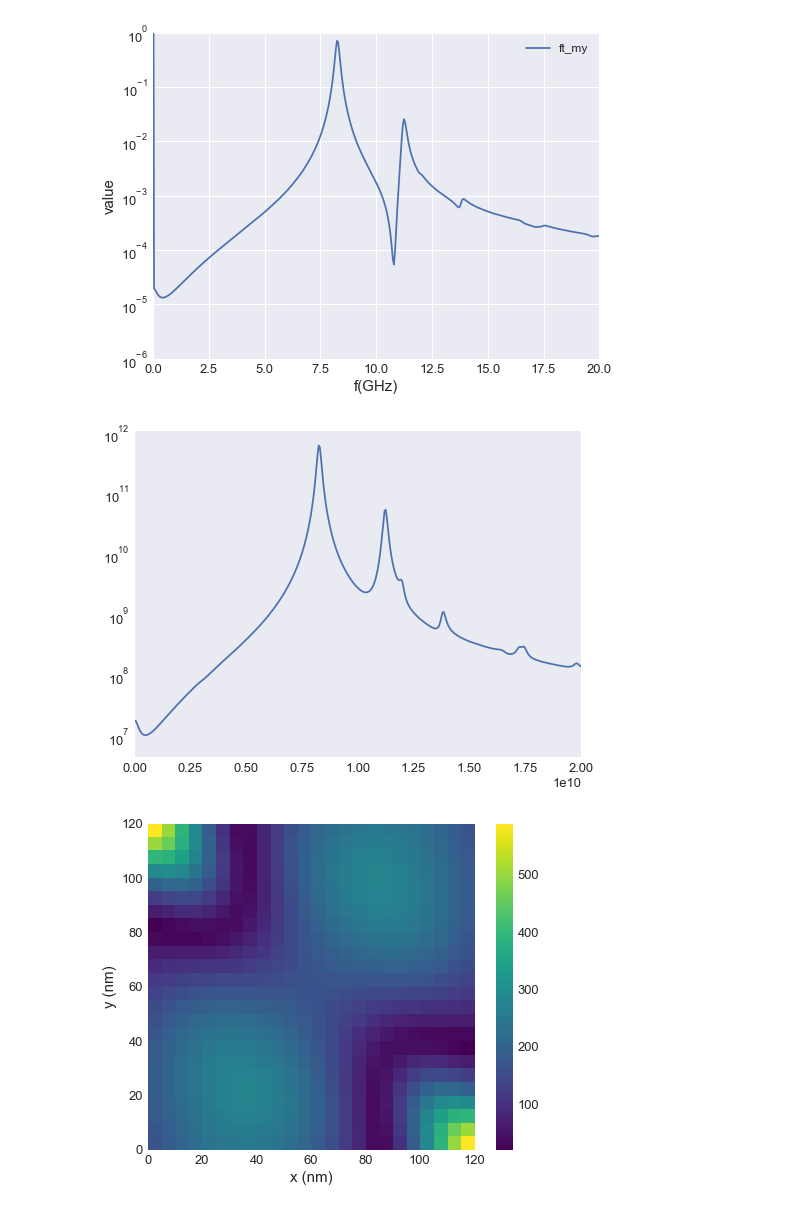
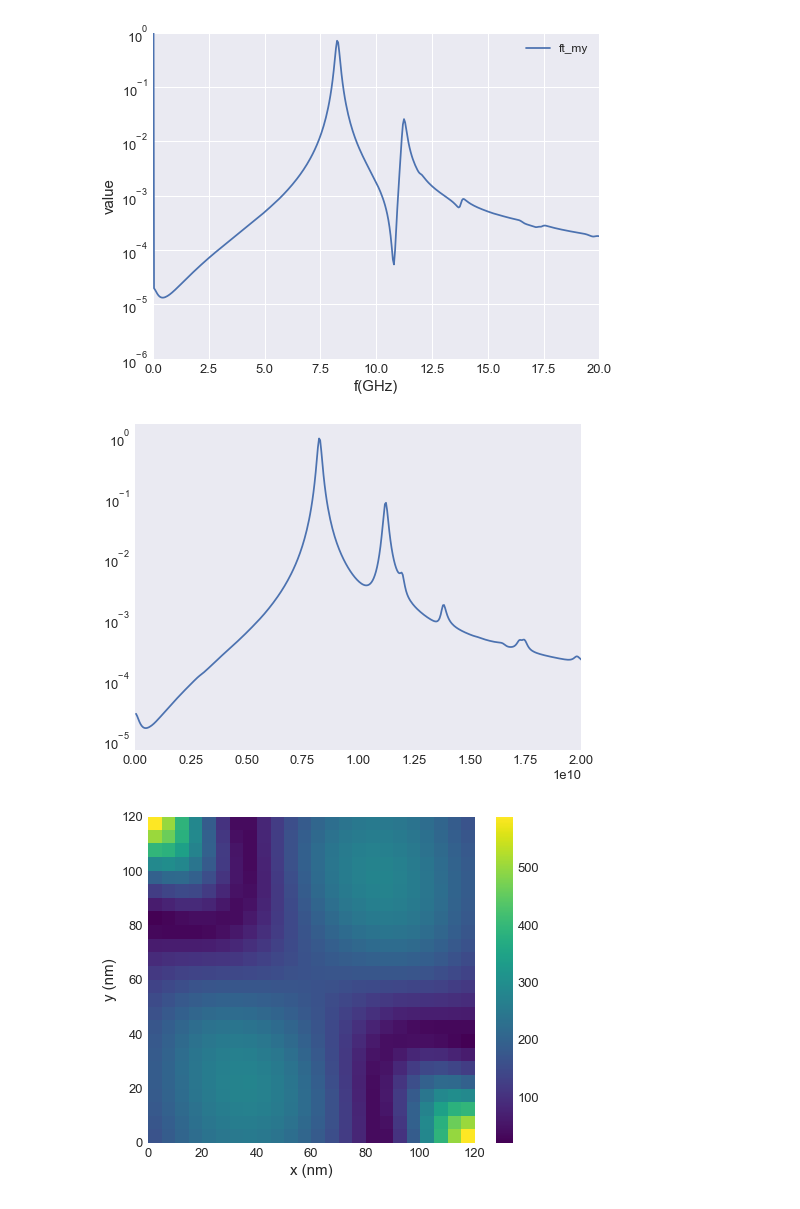
Before and after one commit to ubermag/micromagneticdata, a Jupyter notebook: dev/FFT Development.ipynb, the cells around one changed output. Saved outputs shown, nothing was run; the diff lists cells and outputs as text; code cells hidden in the pictures.

```diff
--- a/dev/FFT Development.ipynb
+++ b/dev/FFT Development.ipynb
@@ -104,11 +104,11 @@ for ft_field in ft_drive:
     s_l.append(np.power((np.abs(ft_field)), 2).average)  # np.abs not abs() as want each component seperatly
 s_l = np.array(s_l)
 # %%
-plt.plot(ft_drive.table.data['f'].values[1:], s_l[1:,1])
+plt.plot(ft_drive.table.data['f'].values[1:], s_l[1:,1]/(800e3**2))
 plt.xlim([0, 20e9])
 plt.yscale("log")
 # %% [output]
-[figure, old version]
+[figure, new version]
 # %%
 idx = abs(ft_drive.table.data['f'].values - 11.25e9).argmin()
 (np.abs(ft_drive[idx].y)/(24*24*2)).plane('z').mpl()
```
